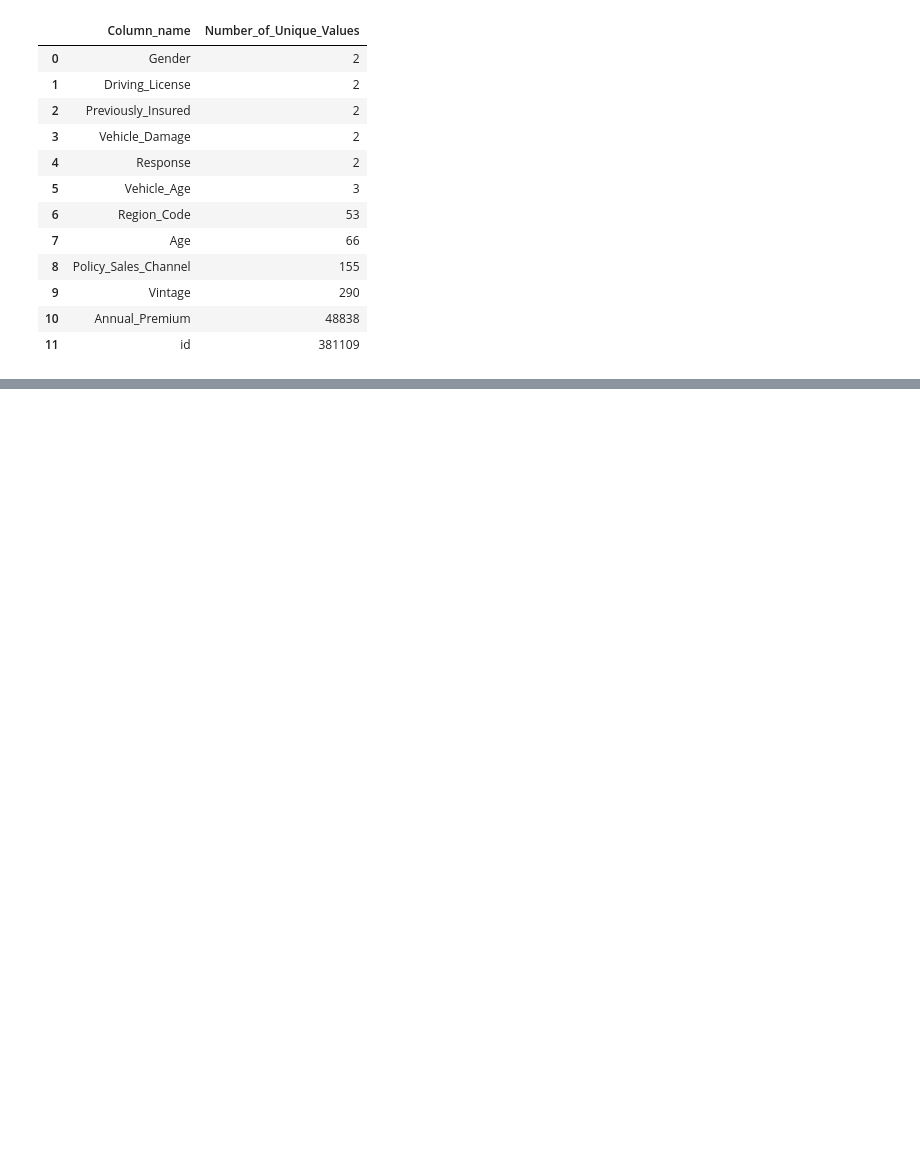
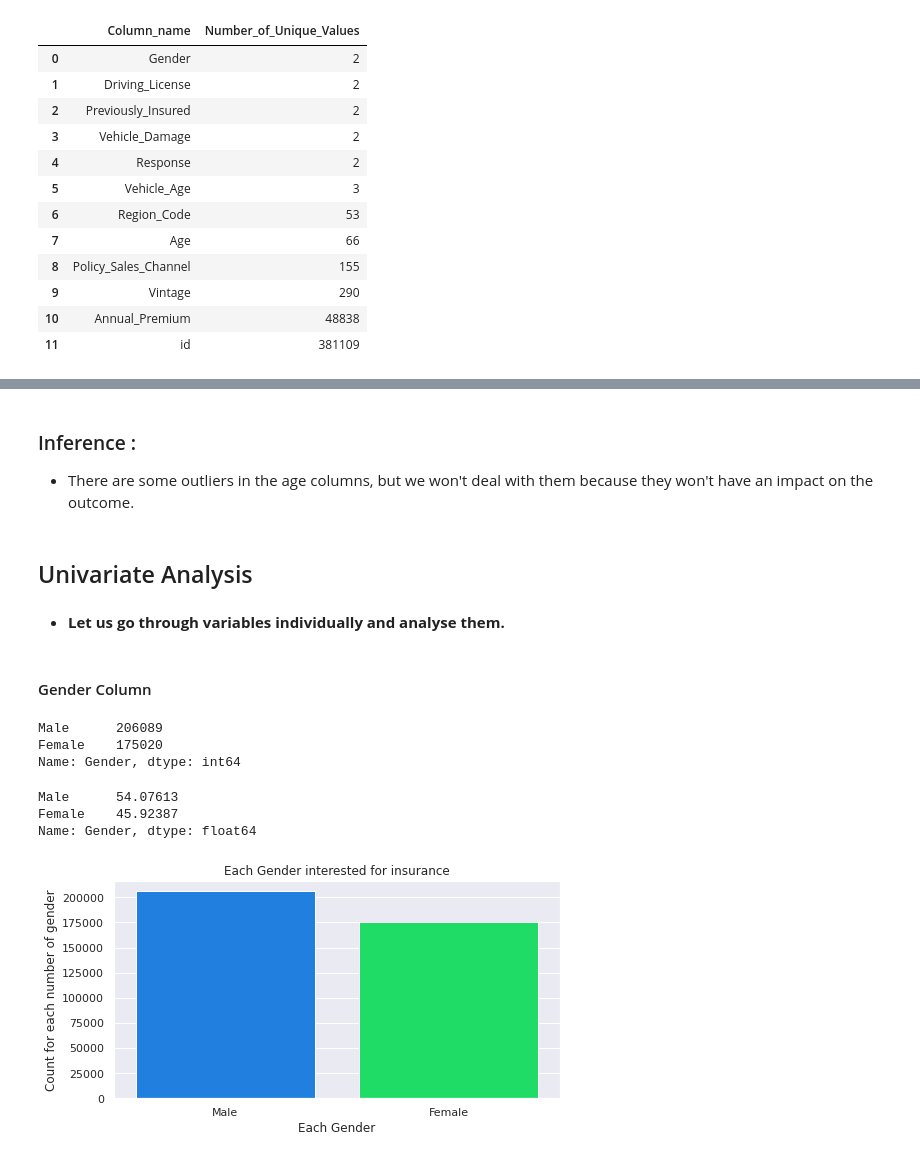
Before and after one commit to pinky-thakur/Health_Insuarance_Cross_Sell_Prediction, a Jupyter notebook: Health_Insurance_Cross_Sell_Prediction.ipynb, the cells around one changed output, grey strips where cells are left out. Cells and saved outputs as stored; diff of their text form; code cells hidden in the pictures; blank space fills up the shorter version.

```diff
--- a/Health_Insurance_Cross_Sell_Prediction.ipynb
+++ b/Health_Insurance_Cross_Sell_Prediction.ipynb
@@ -281,0 +372,39 @@ unique_count_df.sort_values(by = ['Number_of_Unique_Values']).reset_index(drop =
+# %% [markdown]
+### Inference :
+
+* There are some outliers in the age columns, but we won't deal with them because they won't have an impact on the outcome.
+# %% [markdown]
+## Univariate Analysis
+# %% [markdown]
+* <b>Let us go through variables individually and analyse them.</b>
+# %% [markdown]
+#### Gender Column
+# %%
+# Getting the value count for each gender using value_counts from pandas
+data['Gender'].value_counts()
+# %% [output]
+Male      206089
+Female    175020
+Name: Gender, dtype: int64
+# %%
+# Percentage For Response Column
+(data['Gender'].value_counts() / data['Gender'].count()) * 100
+# %% [output]
+Male      54.07613
+Female    45.92387
+Name: Gender, dtype: float64
+# %%
+# Ploting count plot for gender column
+
+plt.figure(figsize = (8, 4))
+
+sns.countplot(data['Gender'])
+
+plt.title('Each Gender interested for insurance')
+
+plt.xlabel('Each Gender')
+plt.ylabel('Count for each number of gender')
+
+plt.show()
+# %% [output]
+[figure, added]
```
Also changed, not shown: parts of 12 cells of this notebook.
